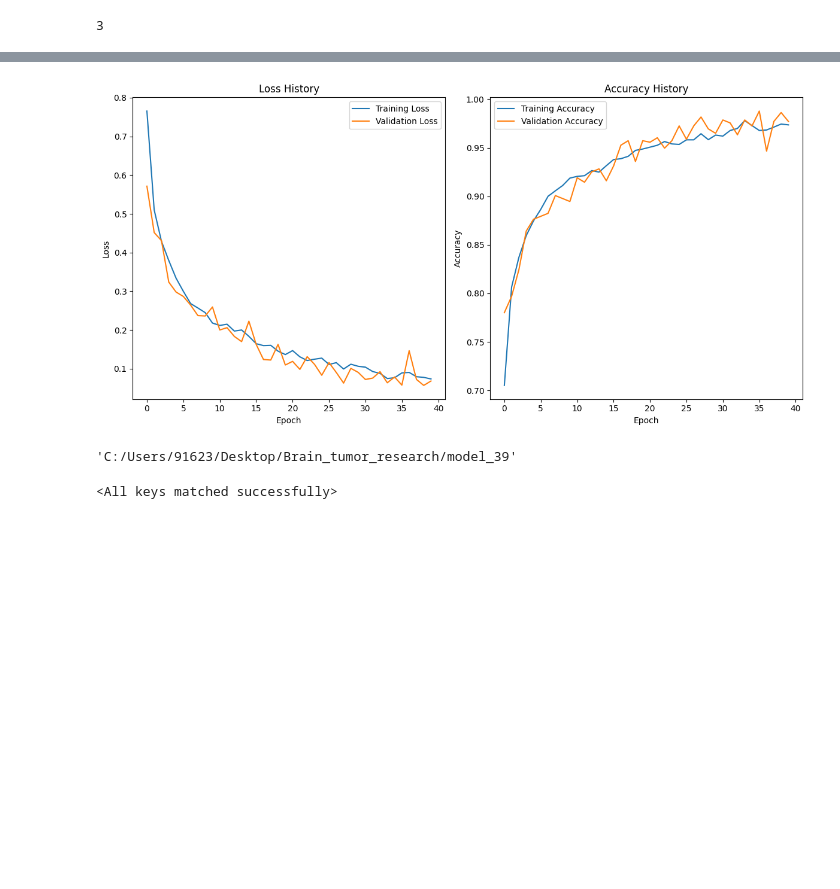
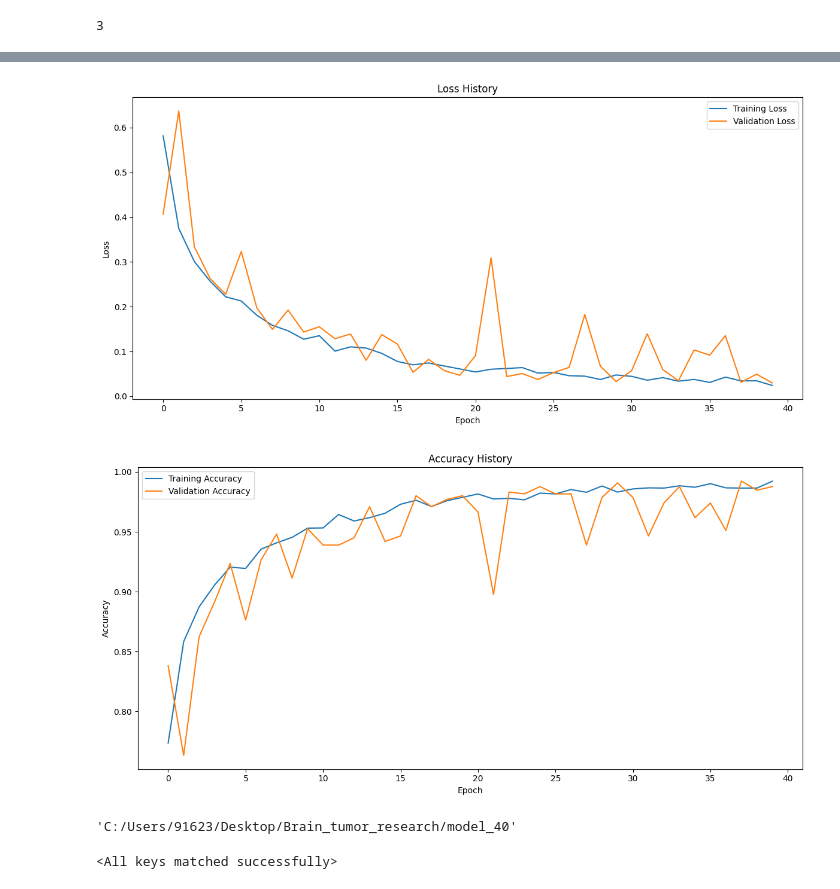
Before and after one commit to kashishthakur26/Brain_tumor_research, a Jupyter notebook: Cnn_torch_256.ipynb, the cells around one changed output, grey strips where cells are left out. Cells and saved outputs as stored; diff of their text form; code cells hidden in the pictures; blank space fills up the shorter version.

```diff
--- a/Cnn_torch_256.ipynb
+++ b/Cnn_torch_256.ipynb
@@ -137,24 +137,23 @@ class CNNModel(nn.Module):
     def __init__(self):
         super(CNNModel, self).__init__()
 
-        self.conv1 = nn.Conv2d(3, 32, kernel_size=3, stride=1, padding=1)
+        self.conv1 = nn.Conv2d(3, 32, kernel_size=4, stride=1, padding=0)
         self.bn1 = nn.BatchNorm2d(32)
 
-        self.conv2 = nn.Conv2d(32, 64, kernel_size=3, stride=1, padding=1)
+        self.conv2 = nn.Conv2d(32, 64, kernel_size=4, stride=1, padding=0)
         self.bn2 = nn.BatchNorm2d(64)
 
-        self.conv3 = nn.Conv2d(64, 128, kernel_size=3, stride=1, padding=1)
+        self.conv3 = nn.Conv2d(64, 128, kernel_size=4, stride=1, padding=0)
         self.bn3 = nn.BatchNorm2d(128)
 
-        self.conv4 = nn.Conv2d(128, 128, kernel_size=3, stride=1, padding=1)
+        self.conv4 = nn.Conv2d(128, 128, kernel_size=4, stride=1, padding=0)
         self.bn4 = nn.BatchNorm2d(128)
 
-        self.pool = nn.MaxPool2d(kernel_size=2, stride=2)
+        self.pool = nn.MaxPool2d(kernel_size=3, stride=3)
+        self.pool2 = nn.MaxPool2d(kernel_size=3, stride=2)
 
-        # After 4 conv/pool layers with input size 256x256
-        # Output will be (256/2/2/2/2) = 16x16 with 128 channels
-        self.fc1 = nn.Linear(16 * 16 * 128, 512)
-        self.fc2 = nn.Linear(512, 4)
+        self.fc1 = nn.Linear(8 * 8 * 128, 512)
+        self.fc2 = nn.Linear(512, 4)  # Assuming 10 classes for classification
 
         self.flatten = nn.Flatten()
         self.relu = nn.ReLU()
@@ -166,9 +165,8 @@ class CNNModel(nn.Module):
         x = self.relu(self.bn2(self.conv2(x)))
         x = self.pool(x)
         x = self.relu(self.bn3(self.conv3(x)))
-        x = self.pool(x)
+        x = self.pool2(x)
         x = self.relu(self.bn4(self.conv4(x)))
-        x = self.pool(x)
         x = self.flatten(x)
         x = self.relu(self.fc1(x))
         x = self.dropout(x)
@@ -304,32 +303,37 @@ Eval Loss: 0.0680, Eval Accuracy: 97.71%
 # %%
+import matplotlib.pyplot as plt
+
+# Plotting loss history
 plt.figure(figsize=(12, 6))
-plt.subplot(1, 2, 1)
 plt.plot(train_losses, label='Training Loss')
 plt.plot(val_losses, label='Validation Loss')
 plt.xlabel('Epoch')
 plt.ylabel('Loss')
 plt.legend()
 plt.title('Loss History')
+plt.tight_layout()
+plt.show()
 
-plt.subplot(1, 2, 2)
+# Plotting accuracy history
+plt.figure(figsize=(12, 6))
 plt.plot(train_accuracies, label='Training Accuracy')
 plt.plot(val_accuracies, label='Validation Accuracy')
 plt.xlabel('Epoch')
 plt.ylabel('Accuracy')
 plt.legend()
 plt.title('Accuracy History')
-
 plt.tight_layout()
 plt.show()
 # %% [output]
-[figure, old version]
+[figure, new version]
+[figure, added]
 # %%
-# models = glob("C:/Users/91623/Desktop/Brain_tumor_research/*")
-# model_num = [int(i.split("_")[-1]) for i in models if i.split("_")[-1].isdigit()]
-best_model_path = "C:/Users/91623/Desktop/Brain_tumor_research/model_39"
+models = glob("C:/Users/91623/Desktop/Brain_tumor_research/*")
+model_num = [int(i.split("_")[-1]) for i in models if i.split("_")[-1].isdigit()]
+best_model_path = "C:/Users/91623/Desktop/Brain_tumor_research/model_" + str(sorted(model_num)[-1])
 best_model_path
 # %% [output]
-'C:/Users/91623/Desktop/Brain_tumor_research/model_39'
+'C:/Users/91623/Desktop/Brain_tumor_research/model_40'
 # %%
 best_model = CNNModel().to(device)
 
```
Also changed, not shown: parts of 5 cells of this notebook, 4 other files.
